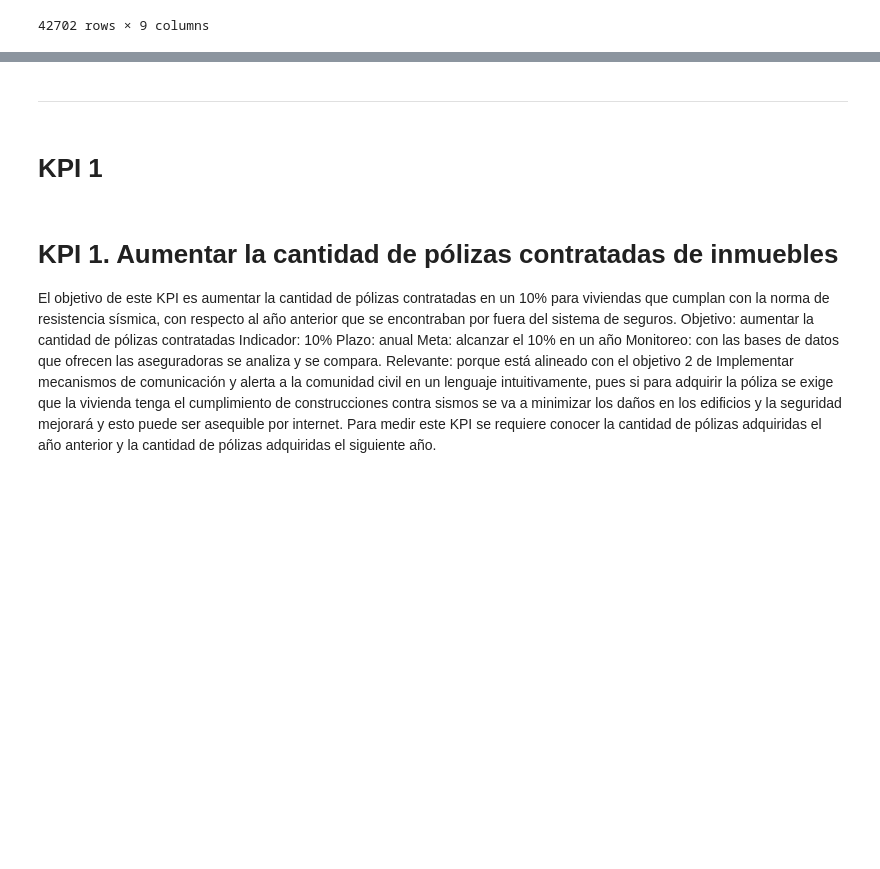
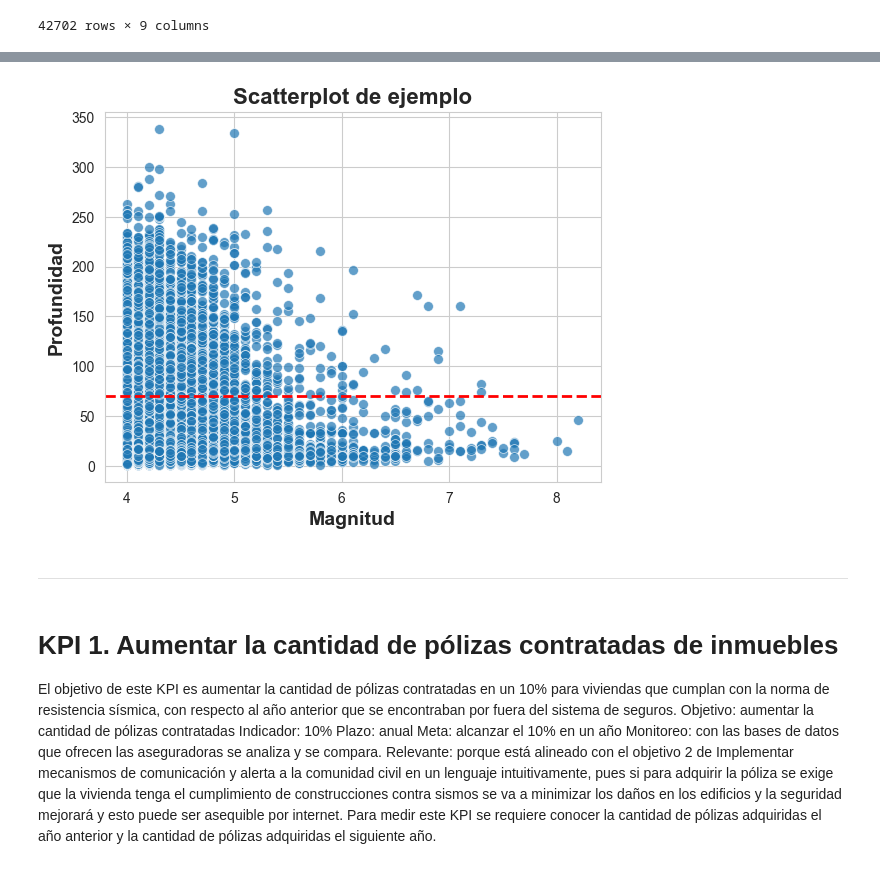
Before and after one commit to ReneRamosTrvn/alertas_sismicas, a Jupyter notebook: EDA.ipynb, the cells around one changed output, grey strips where cells are left out. Cells and saved outputs as stored; diff of their text form; code cells hidden in the pictures; blank space fills up the shorter version.

```diff
--- a/EDA.ipynb
+++ b/EDA.ipynb
@@ -378,7 +485,27 @@ df_mex
+# %%
+# Observamos un gráfico de dispersión para observar las variables "Magnitud" y "Profundidad"
+x = df_mex["Magnitud"]
+y = df_mex["Profundidad"]
+
+# Creamos el scatterplot utilizando Seaborn
+sns.scatterplot(x=x, y=y, s=50, alpha=0.7)
+
+# Agregamos una línea horizontal de referencia en la profundidad de 70 km
+plt.axhline(y=70, color='red', linestyle='--', linewidth=2)
+
+# Personalizamos las etiquetas y el título
+plt.xlabel("Magnitud", fontdict={'fontsize': 14, 'fontweight': 'bold'})
+plt.ylabel('Profundidad', fontdict={'fontsize': 14, 'fontweight': 'bold'})
+plt.title('Scatterplot de ejemplo', fontdict={'fontsize': 16, 'fontweight': 'bold'})
+
+# Mostramos el gráfico
+plt.show()
+
+# Se puede observar que las magnitudes mas altas suelen tener menor profundidad. Y las mayores profundidades corresponden a magnitudes bajas.
+# %% [output]
+[figure, added]
 # %% [markdown]
 ---
-# %% [markdown]
-# KPI 1
 # %% [markdown]
 # KPI 1. Aumentar la cantidad de pólizas contratadas de inmuebles
 
```
Also changed, not shown: parts of 8 cells of this notebook.
